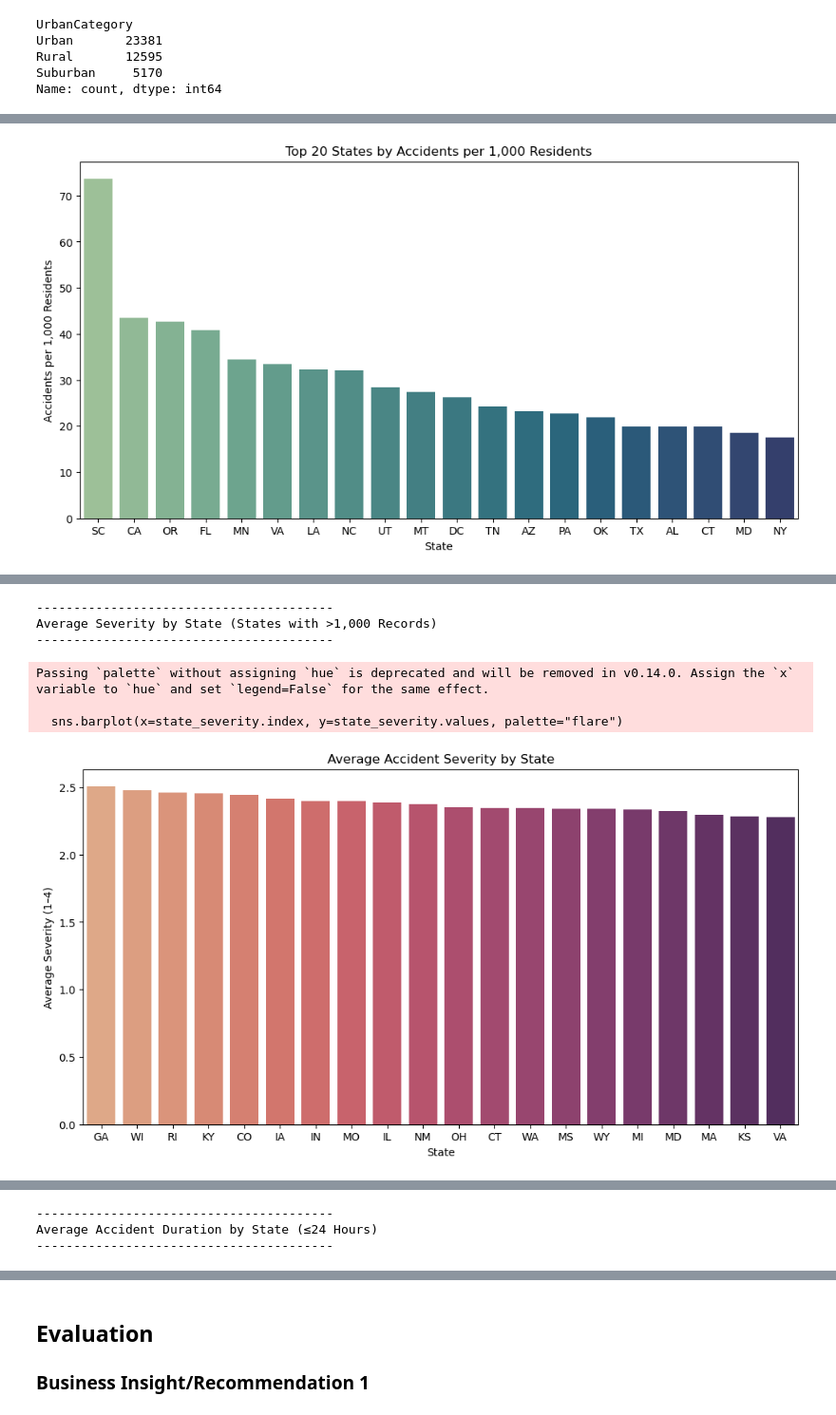
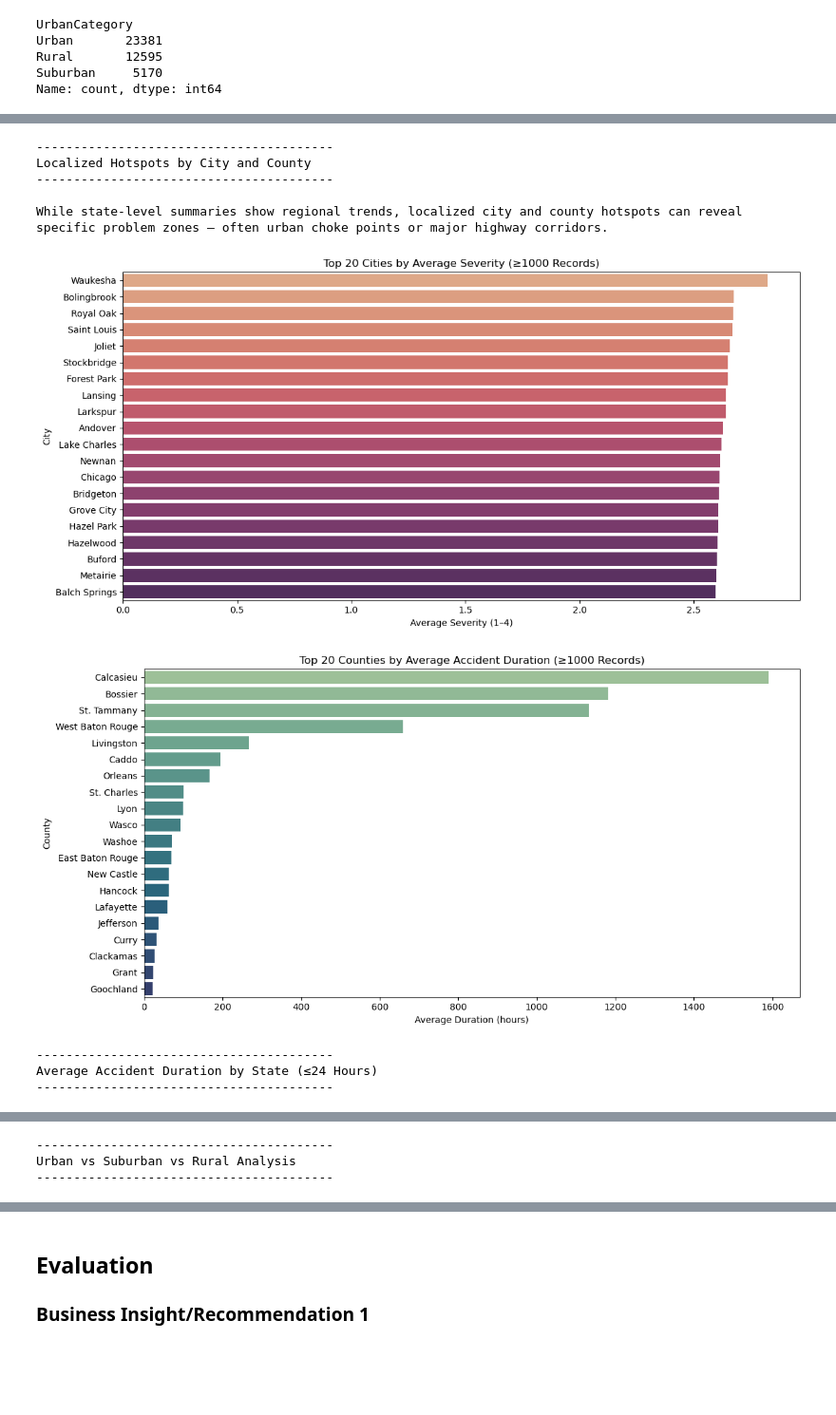
Before and after one commit to LittleHouse75/project-us-traffic-accidents, a Jupyter notebook: DS_Capstone_Notebook.ipynb, the cells around one changed output, grey strips where cells are left out. Shown at 95% size. Drawn from its saved outputs; the diff is of its cells as text; code cells hidden in the pictures; blank space fills up the shorter version.

```diff
--- a/DS_Capstone_Notebook.ipynb
+++ b/DS_Capstone_Notebook.ipynb
@@ -155,13 +255,13 @@ Name: count, dtype: int64
 # %%
 # =====================================================
-# 🧭 DATA PREPARATION — CONSOLIDATED MASTER DATASET
+# DATA PREPARATION — CONSOLIDATED MASTER DATASET
 # =====================================================
 print_heading("Data Normalization & Enrichment")
 
 # -----------------------------------------------------
 # 1. Drop Unneeded Columns
 # -----------------------------------------------------
-columns_to_drop = ['Source', 'End_Lat', 'End_Lng', 'Description', 'Country']
+columns_to_drop = ['Source', 'End_Lat', 'End_Lng', 'Description', 'Country', 'Timezone', 'Airport_Code']
 print_sub_heading("Dropping Columns")
 print(f"Dropping columns: {columns_to_drop}")
 
@@ -206,19 +306,6 @@ melted = (
 expanded_df = accidents_df.loc[melted.index].copy()
 expanded_df["Condition"] = melted
 
-# Normalize similar labels
-expanded_df["Condition"] = expanded_df["Condition"].replace({
-    "Light Drizzle": "Light Rain",
-    "Heavy Thunderstorms": "T-Storm",
-    "Thunder in the Vicinity": "T-Storm",
-    "Snow Showers": "Snow",
-    "Light Snow Showers": "Light Snow",
-    "Partly Cloudy": "Cloudy",
-    "Mostly Cloudy": "Cloudy",
-    "Overcast": "Cloudy",
-    "Foggy": "Fog"
-})
-
 # -----------------------------------------------------
 # 4. Merge Census RUCA (Urban/Suburban/Rural)
 # -----------------------------------------------------
@@ -706,6 +965,53 @@ sns.barplot(x=state_severity.index, y=state_severity.values, palette="flare")
 plt.title("Average Accident Severity by State")
 plt.xlabel("State")
 plt.ylabel("Average Severity (1–4)")
+plt.show()
+
+
+# -----------------------------------------------------
+# Localized Hotspots (City and County)
+# -----------------------------------------------------
+print_sub_heading("Localized Hotspots by City and County")
+
+print(
+    "While state-level summaries show regional trends, localized city and county hotspots "
+    "can reveal specific problem zones — often urban choke points or major highway corridors."
+)
+
+# Top 20 cities by average severity (with ≥1000 records)
+city_stats = (
+    accidents_df.groupby("City")
+    .filter(lambda x: len(x) >= 1000)
+    .groupby("City")["Severity"]
+    .mean()
+    .sort_values(ascending=False)
+    .head(20)
+)
+
+plt.figure(figsize=(12,6))
+sns.barplot(x=city_stats.values, y=city_stats.index, palette="flare")
+plt.title("Top 20 Cities by Average Severity (≥1000 Records)")
+plt.xlabel("Average Severity (1–4)")
+plt.ylabel("City")
+plt.tight_layout()
+plt.show()
+
+# Top 20 counties by average duration
+county_stats = (
+    accidents_df.groupby("County")
+    .filter(lambda x: len(x) >= 1000)
+    .groupby("County")["Duration_hours"]
+    .mean()
+    .sort_values(ascending=False)
+    .head(20)
+)
+
+plt.figure(figsize=(12,6))
+sns.barplot(x=county_stats.values, y=county_stats.index, palette="crest")
+plt.title("Top 20 Counties by Average Accident Duration (≥1000 Records)")
+plt.xlabel("Average Duration (hours)")
+plt.ylabel("County")
+plt.tight_layout()
 plt.show()
 
 
@@ -827 +1133,0 @@ Passing `palette` without assigning `hue` is deprecated and will be removed in v
-[figure]
@@ -828,7 +1135,10 @@ Passing `palette` without assigning `hue` is deprecated and will be removed in v
 ----------------------------------------
-Average Severity by State (States with >1,000 Records)
+Localized Hotspots by City and County
 ----------------------------------------
+
+While state-level summaries show regional trends, localized city and county hotspots can reveal specific problem zones — often urban choke points or major highway corridors.
+[figure, new version]
+[figure, new version]
-Passing `palette` without assigning `hue` is deprecated and will be removed in v0.14.0. Assign the `x` variable to `hue` and set `legend=False` for the same effect.
-
-  sns.barplot(x=state_severity.index, y=state_severity.values, palette="flare")
+----------------------------------------
+Average Accident Duration by State (≤24 Hours)
+----------------------------------------
-[figure]
@@ -835,3 +1146,3 @@ Passing `palette` without assigning `hue` is deprecated and will be removed in v
 ----------------------------------------
-Average Accident Duration by State (≤24 Hours)
+Urban vs Suburban vs Rural Analysis
 ----------------------------------------
```
Also changed, not shown: parts of 29 cells of this notebook.
